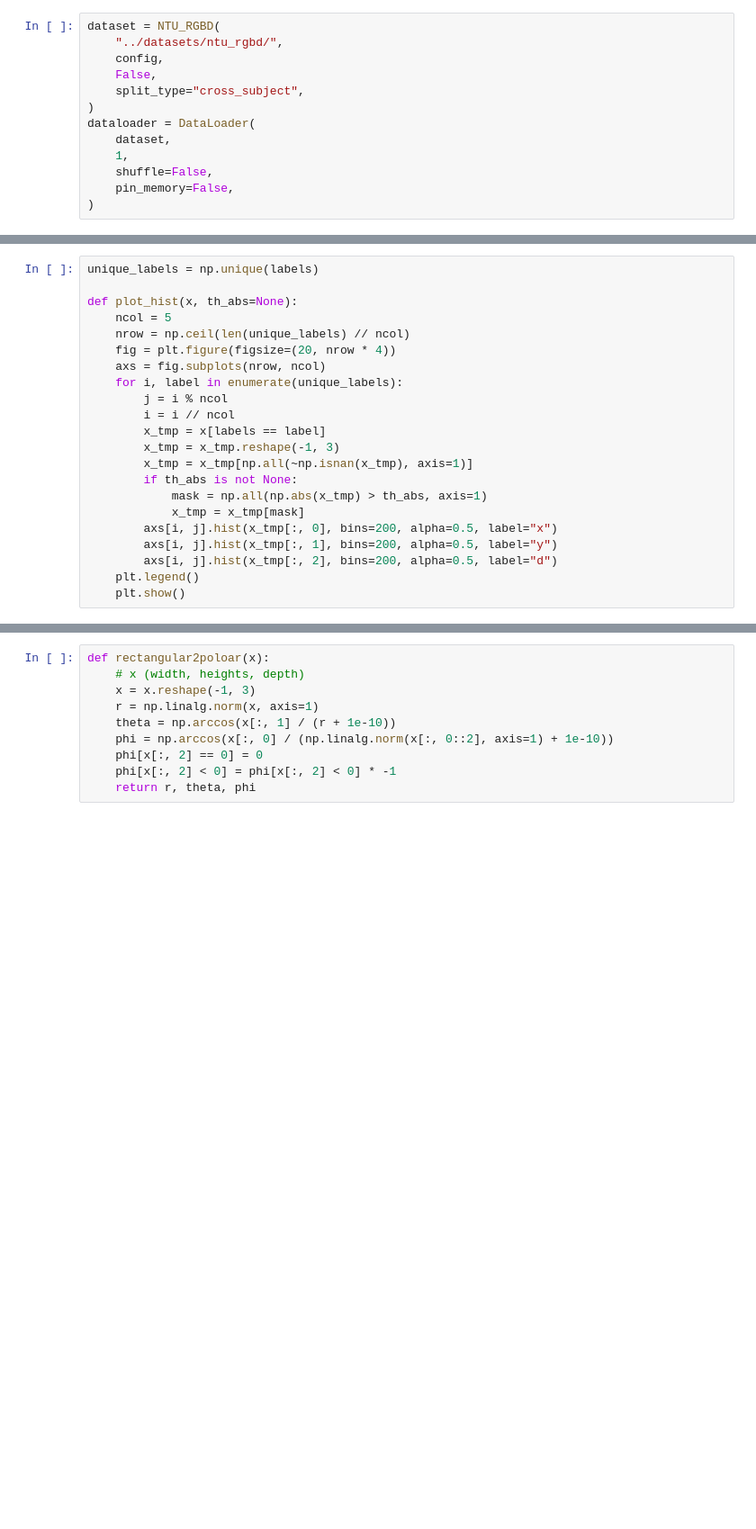
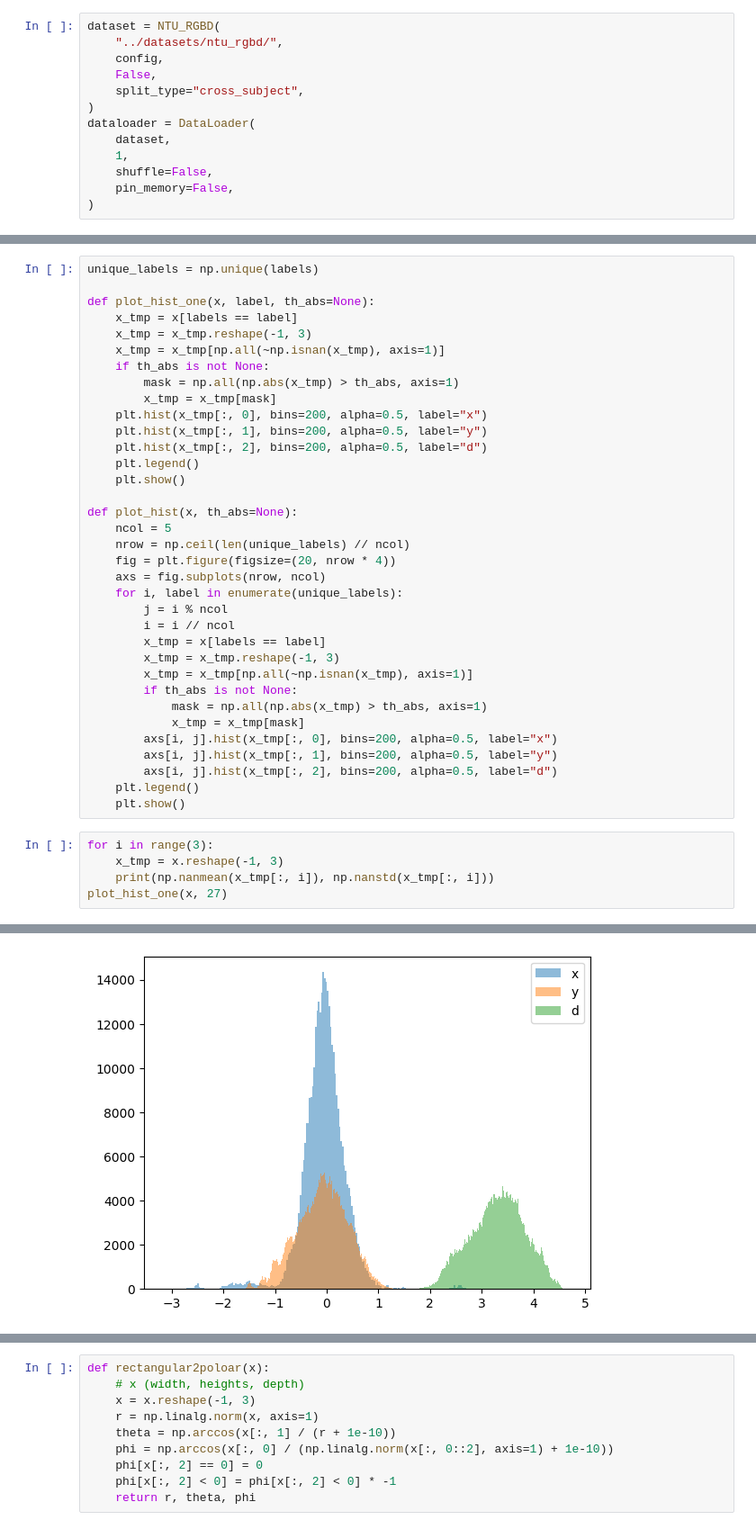
Before and after one commit to kojikojiprg/cfm_for_activity_recognition, a Jupyter notebook: notebooks/dataset.ipynb, the cells around one changed output, grey strips where cells are left out. Shown at 90% size. Saved outputs shown, nothing was run; the diff lists cells and outputs as text; blank space fills up the shorter version.

```diff
--- a/notebooks/dataset.ipynb
+++ b/notebooks/dataset.ipynb
@@ -46,5 +46,18 @@ x.shape
 # %%
 unique_labels = np.unique(labels)
+
+def plot_hist_one(x, label, th_abs=None):
+    x_tmp = x[labels == label]
+    x_tmp = x_tmp.reshape(-1, 3)
+    x_tmp = x_tmp[np.all(~np.isnan(x_tmp), axis=1)]
+    if th_abs is not None:
+        mask = np.all(np.abs(x_tmp) > th_abs, axis=1)
+        x_tmp = x_tmp[mask]
+    plt.hist(x_tmp[:, 0], bins=200, alpha=0.5, label="x")
+    plt.hist(x_tmp[:, 1], bins=200, alpha=0.5, label="y")
+    plt.hist(x_tmp[:, 2], bins=200, alpha=0.5, label="d")
+    plt.legend()
+    plt.show()
 
 def plot_hist(x, th_abs=None):
     ncol = 5
@@ -65,3 +78,9 @@ def plot_hist(x, th_abs=None):
         axs[i, j].hist(x_tmp[:, 2], bins=200, alpha=0.5, label="d")
     plt.legend()
     plt.show()
+# %%
+for i in range(3):
+    x_tmp = x.reshape(-1, 3)
+    print(np.nanmean(x_tmp[:, i]), np.nanstd(x_tmp[:, i]))
+plot_hist_one(x, 27)
+# %% [output]
@@ -67,0 +90 @@ def plot_hist(x, th_abs=None):
+[figure, added]
```
Also changed, not shown: parts of 13 cells of this notebook, 1 other file.
